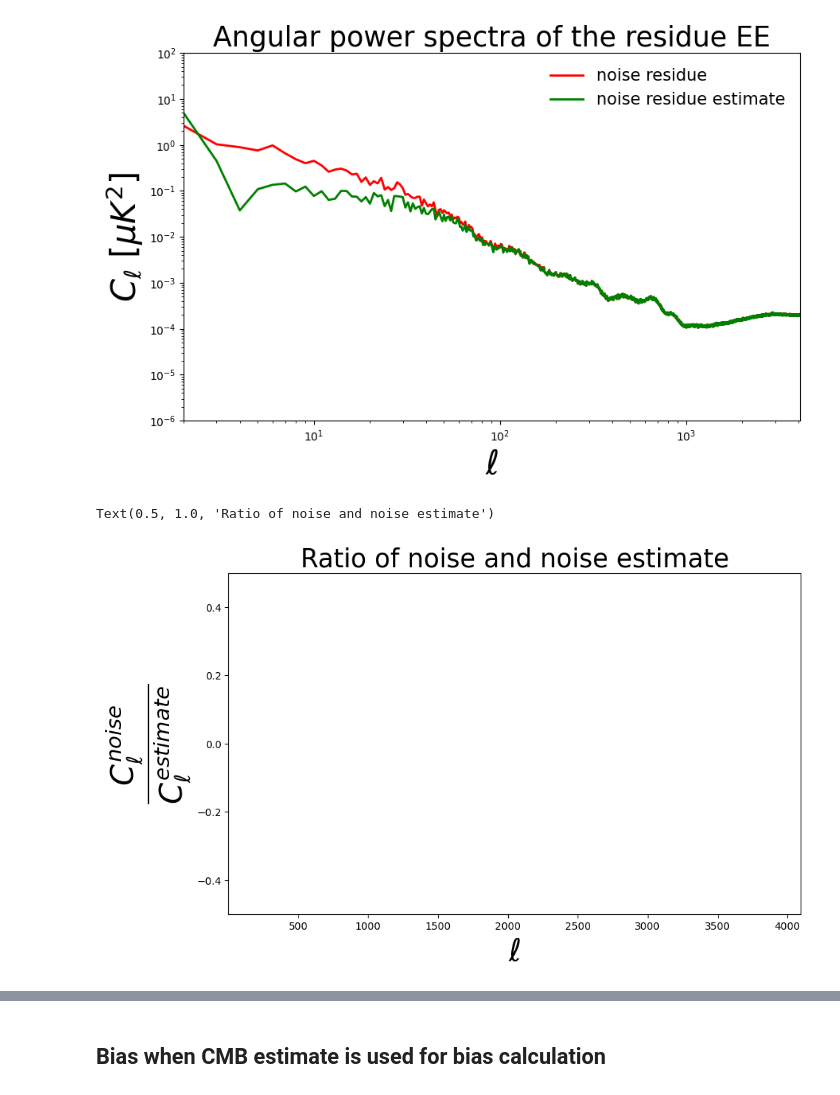
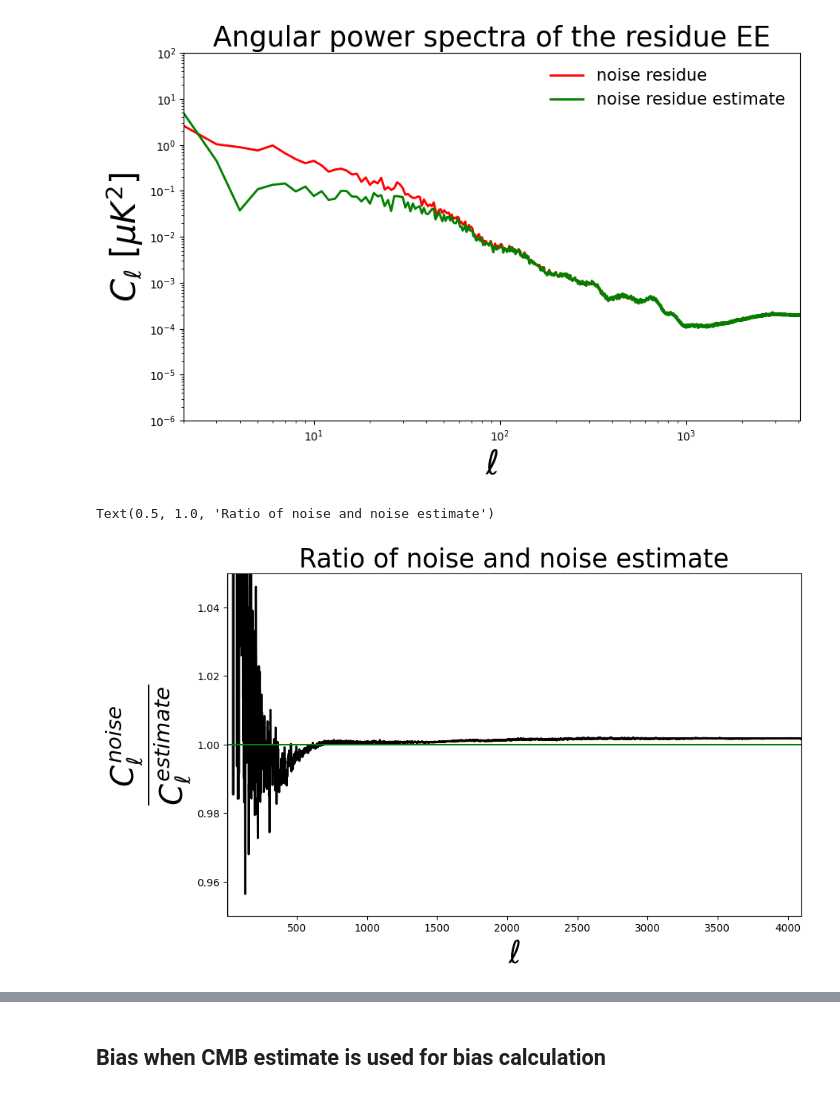
Before and after one commit to sijil-jose/broom, a Jupyter notebook: tutorials/Broom_npipe_2048.ipynb, the cells around one changed output, grey strips where cells are left out. Cells and saved outputs as stored; diff of their text form; code cells hidden in the pictures.

```diff
--- a/tutorials/Broom_npipe_2048.ipynb
+++ b/tutorials/Broom_npipe_2048.ipynb
@@ -394,18 +394,18 @@ Text(0.5, 1.0, 'Angular power spectra of the residue EE')
 # %%
 plt.figure(figsize=(10,6))
 plt.plot(ell,cl_noise_res[0]/cl_noise_res_estimate[0],color='k',linewidth=2.)
 #plt.plot(ell, hp.alm2cl(alm_CMB[0,:,5])*1e12, color= 'y', label = 'CMB Input',linewidth =2. )
 #plt.plot(ell,-(cl_cmb -cl_nilc) ,color='orange',label='diff',linewidth=2.)
 plt.hlines(1,2,lmax, color = "green")
 plt.legend(frameon=False,fontsize=15)
 plt.xlim(2,lmax)
-plt.ylim(-0.5,0.5)
+plt.ylim(0.95,1.05)
 plt.xlabel("$\ell$", fontsize=30)
 plt.ylabel("$\dfrac{C_{\ell}^{noise}}{C_{\ell}^{estimate}}$", fontsize=30)
 plt.title("Ratio of noise and noise estimate",fontsize=25.)
 # %% [output]
 Text(0.5, 1.0, 'Ratio of noise and noise estimate')
-[figure, old version]
+[figure, new version]
 # %%
 plt.figure(figsize=(10,6))
 plt.plot(ell,cl_cmb[0]/cl_cmb_estimate[0],color='k',linewidth=2.)
```
Also changed, not shown: parts of 1 cell of this notebook.
